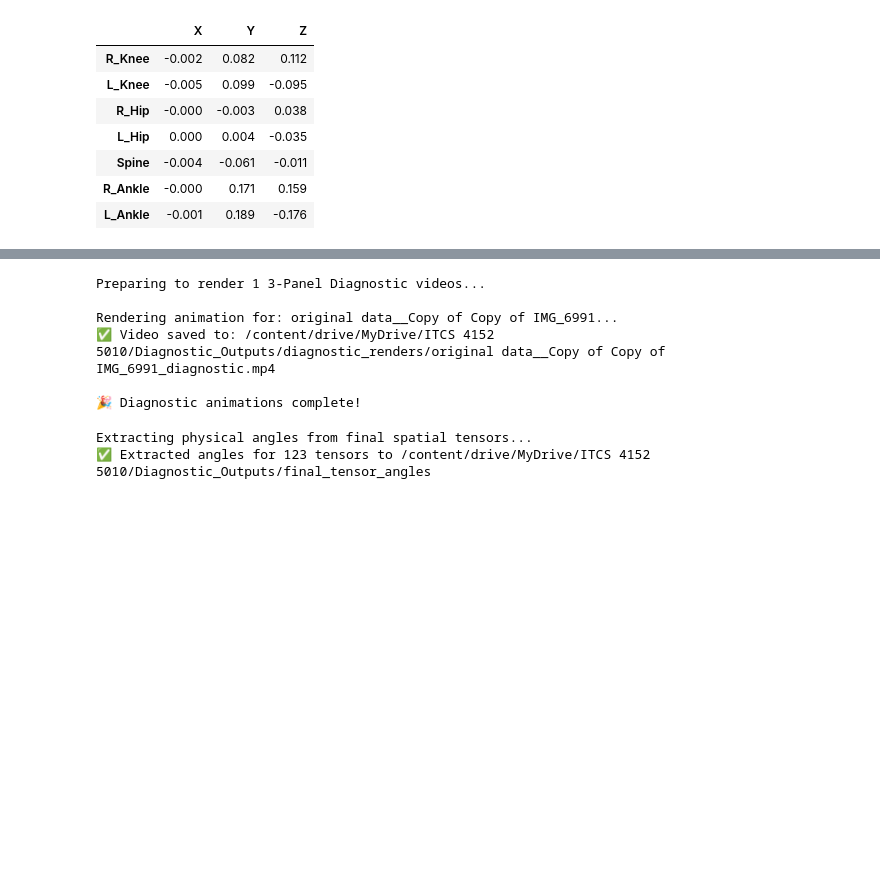
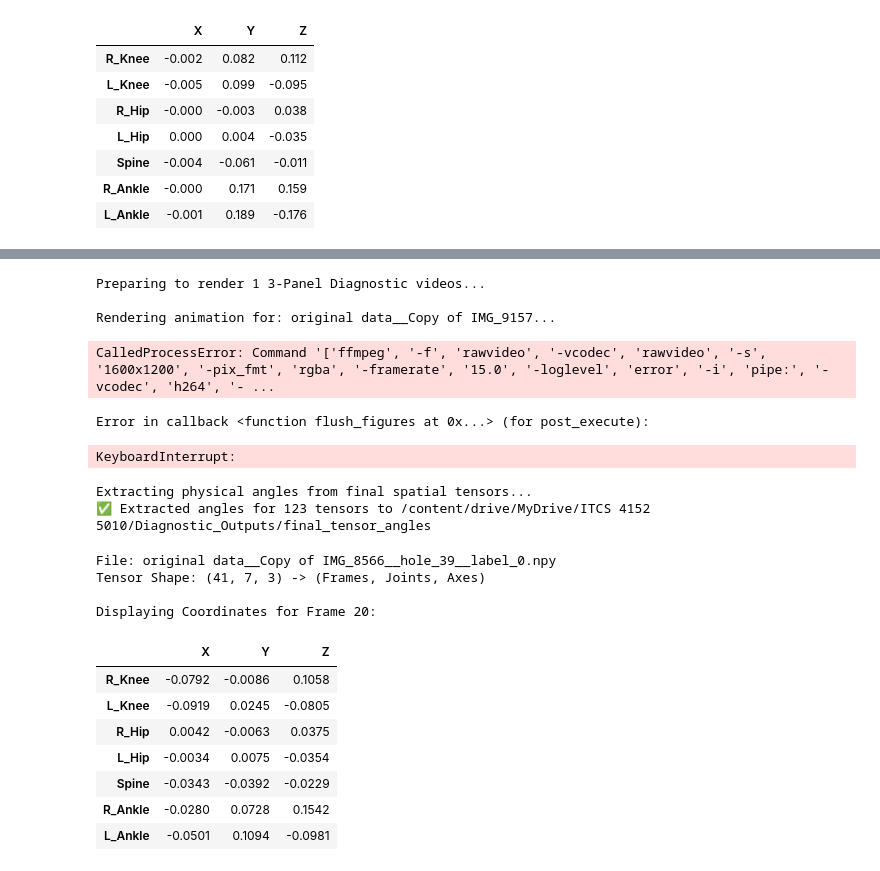
Before and after one commit to dganesh05/vision-based-workout-form-correction-system, a Jupyter notebook: pose_extraction_pipeline.ipynb, the cells around one changed output, grey strips where cells are left out. Cells and saved outputs as stored; diff of their text form; code cells hidden in the pictures; blank space fills up the shorter version.

Commit message:
Apply final diagnostic checks and documentation

```diff
--- a/pose_extraction_pipeline.ipynb
+++ b/pose_extraction_pipeline.ipynb
@@ -442,7 +464,7 @@ import numpy as np
 # --- TARGET SPECIFIC VIDEOS ---
 # Leave empty [] to render ALL videos (Warning: Takes a long time!)
 # Or specify stems like: ["original data__IMG_6991"]
-TARGET_VIDEOS = ["original data__Copy of Copy of IMG_6991"]
+TARGET_VIDEOS = ["original data__Copy of IMG_9157"]
 
 npy_files = list(out_03_motionbert.rglob("*.npy"))
 if TARGET_VIDEOS:
@@ -577,10 +599,10 @@ print("\n🎉 Diagnostic animations complete!")
 # %% [output]
 Preparing to render 1 3-Panel Diagnostic videos...
 
-Rendering animation for: original data__Copy of Copy of IMG_6991...
-✅ Video saved to: /content/drive/MyDrive/ITCS 4152 5010/Diagnostic_Outputs/diagnostic_renders/original data__Copy of Copy of IMG_6991_diagnostic.mp4
-
-🎉 Diagnostic animations complete!
+Rendering animation for: original data__Copy of IMG_9157...
+CalledProcessError: Command '['ffmpeg', '-f', 'rawvideo', '-vcodec', 'rawvideo', '-s', '1600x1200', '-pix_fmt', 'rgba', '-framerate', '15.0', '-loglevel', 'error', '-i', 'pipe:', '-vcodec', 'h264', '- ...
+Error in callback <function flush_figures at 0x...> (for post_execute):
+KeyboardInterrupt:
 # %%
 # ==========================================
 # QA 5: 3D SPATIAL TENSOR TO ANGLE DUMP
@@ -637,3 +665,42 @@ print(f"✅ Extracted angles for {len(final_npy_files)} tensors to {angle_dump_d
 # %% [output]
 Extracting physical angles from final spatial tensors...
 ✅ Extracted angles for 123 tensors to /content/drive/MyDrive/ITCS 4152 5010/Diagnostic_Outputs/final_tensor_angles
+# %%
+import numpy as np
+import pandas as pd
+from IPython.display import display
+
+# 1. Get a sample tensor from the model-ready directory
+sample_files = list(out_05_tensors.glob("*.npy"))
+if sample_files:
+    sample_file = sample_files[0]
+    tensor_data = np.load(sample_file)
+
+    # 2. Select a specific frame (Frame 20 is typically the deepest point / 'hole')
+    frame_idx = 20
+    frame_data = tensor_data[frame_idx]
+
+    # 3. Format into a Pandas DataFrame for easy viewing
+    joint_names = ["R_Knee", "L_Knee", "R_Hip", "L_Hip", "Spine", "R_Ankle", "L_Ankle"]
+    axes = ["X", "Y", "Z"]
+    df_frame = pd.DataFrame(frame_data, index=joint_names, columns=axes)
+
+    print(f"File: {sample_file.name}")
+    print(f"Tensor Shape: {tensor_data.shape} -> (Frames, Joints, Axes)")
+    print(f"\nDisplaying Coordinates for Frame {frame_idx}:")
+    display(df_frame.round(4))
+else:
+    print("No model-ready tensors found.")
+# %% [output]
+File: original data__Copy of IMG_8566__hole_39__label_0.npy
+Tensor Shape: (41, 7, 3) -> (Frames, Joints, Axes)
+
+Displaying Coordinates for Frame 20:
+|  | X | Y | Z |
+| R_Knee | -0.0792 | -0.0086 | 0.1058 |
+| L_Knee | -0.0919 | 0.0245 | -0.0805 |
+| R_Hip | 0.0042 | -0.0063 | 0.0375 |
+| L_Hip | -0.0034 | 0.0075 | -0.0354 |
+| Spine | -0.0343 | -0.0392 | -0.0229 |
+| R_Ankle | -0.0280 | 0.0728 | 0.1542 |
+| L_Ankle | -0.0501 | 0.1094 | -0.0981 |
```
Also changed, not shown: parts of 5 cells of this notebook.
